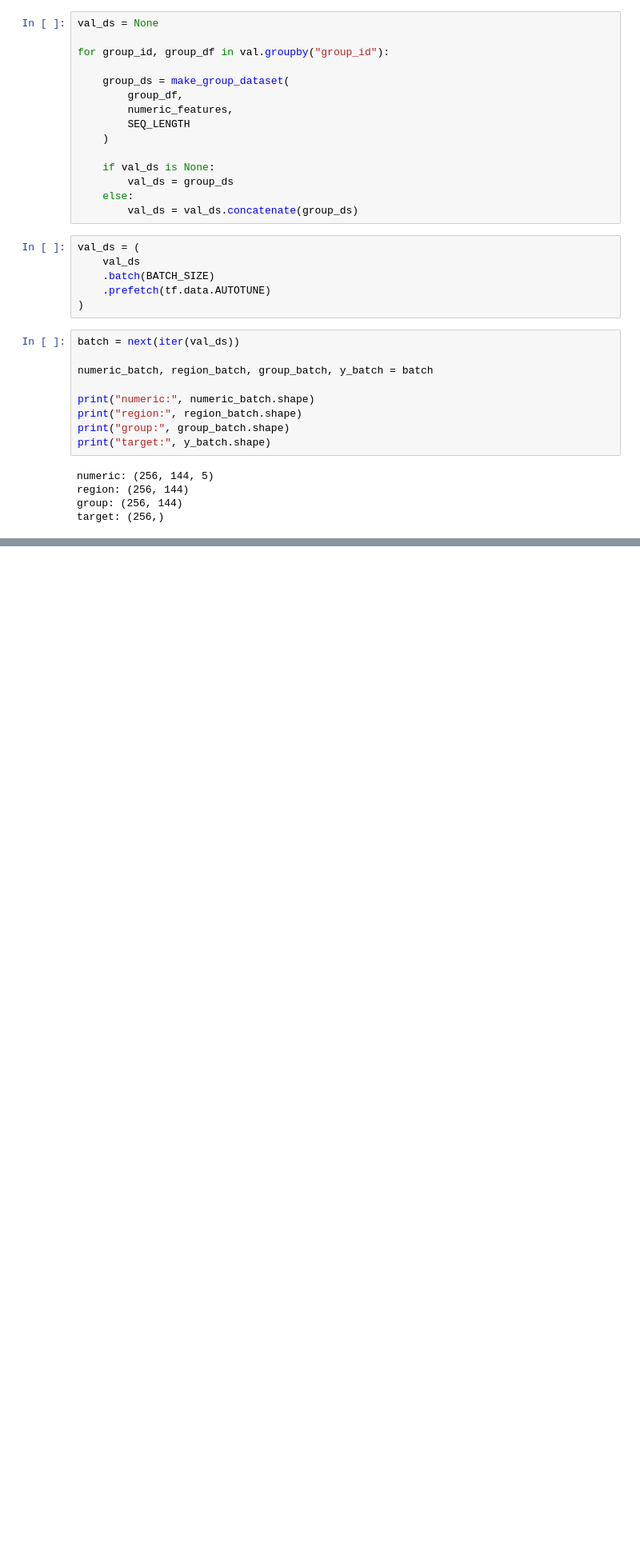
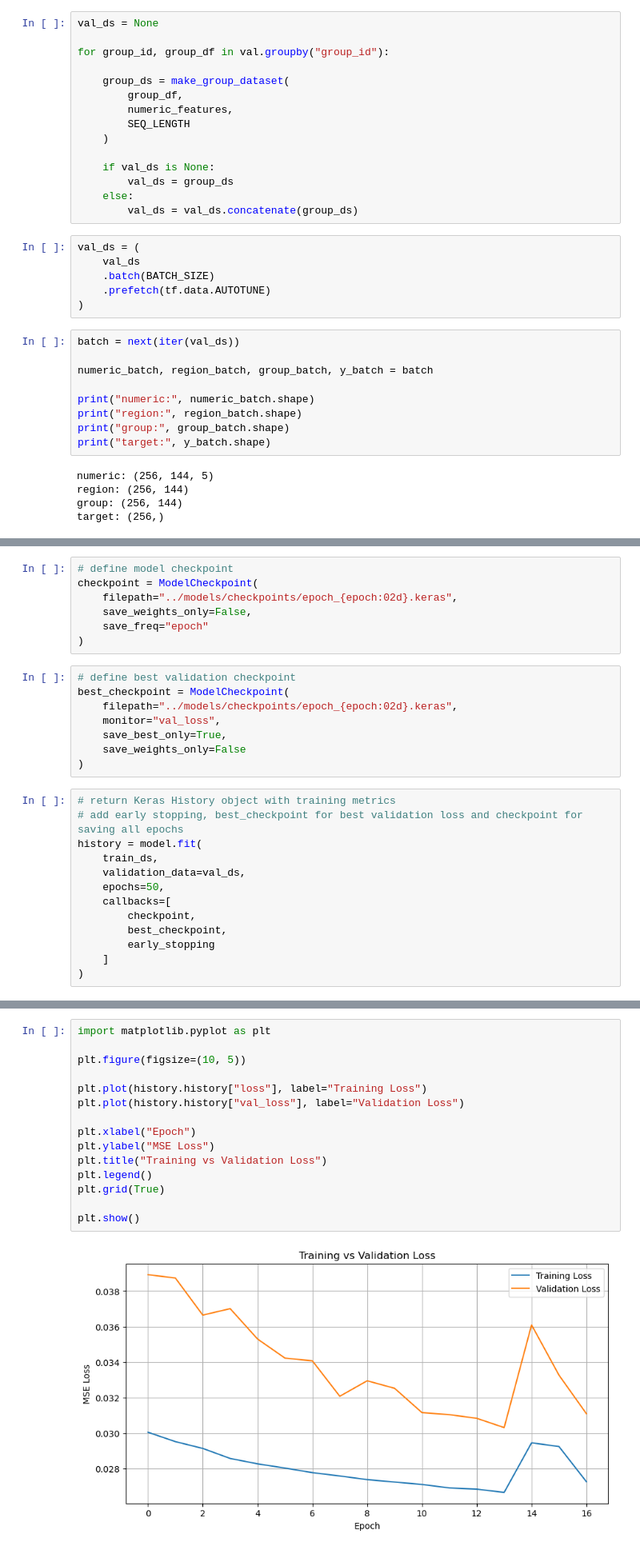
Before and after one commit to SethKauf/CRZ-Dashboard, a Jupyter notebook: workbooks/model_creation.ipynb, the cells around one changed output, grey strips where cells are left out. Shown at 80% size. Drawn from its saved outputs; the diff is of its cells as text; blank space fills up the shorter version.

```diff
--- a/workbooks/model_creation.ipynb
+++ b/workbooks/model_creation.ipynb
@@ -371,0 +420,28 @@ target: (256,)
+# %%
+# define model checkpoint
+checkpoint = ModelCheckpoint(
+    filepath="../models/checkpoints/epoch_{epoch:02d}.keras",
+    save_weights_only=False,
+    save_freq="epoch"
+)
+# %%
+# define best validation checkpoint
+best_checkpoint = ModelCheckpoint(
+    filepath="../models/checkpoints/epoch_{epoch:02d}.keras",
+    monitor="val_loss",
+    save_best_only=True,
+    save_weights_only=False
+)
+# %%
+# return Keras History object with training metrics
+# add early stopping, best_checkpoint for best validation loss and checkpoint for saving all epochs
+history = model.fit(
+    train_ds,
+    validation_data=val_ds,
+    epochs=50,
+    callbacks=[
+        checkpoint,
+        best_checkpoint,
+        early_stopping
+    ]
+)
@@ -371,0 +468,17 @@ target: (256,)
+# %%
+import matplotlib.pyplot as plt
+
+plt.figure(figsize=(10, 5))
+
+plt.plot(history.history["loss"], label="Training Loss")
+plt.plot(history.history["val_loss"], label="Validation Loss")
+
+plt.xlabel("Epoch")
+plt.ylabel("MSE Loss")
+plt.title("Training vs Validation Loss")
+plt.legend()
+plt.grid(True)
+
+plt.show()
+# %% [output]
+[figure, added]
```
Also changed, not shown: parts of 35 cells of this notebook, 1 other file.
